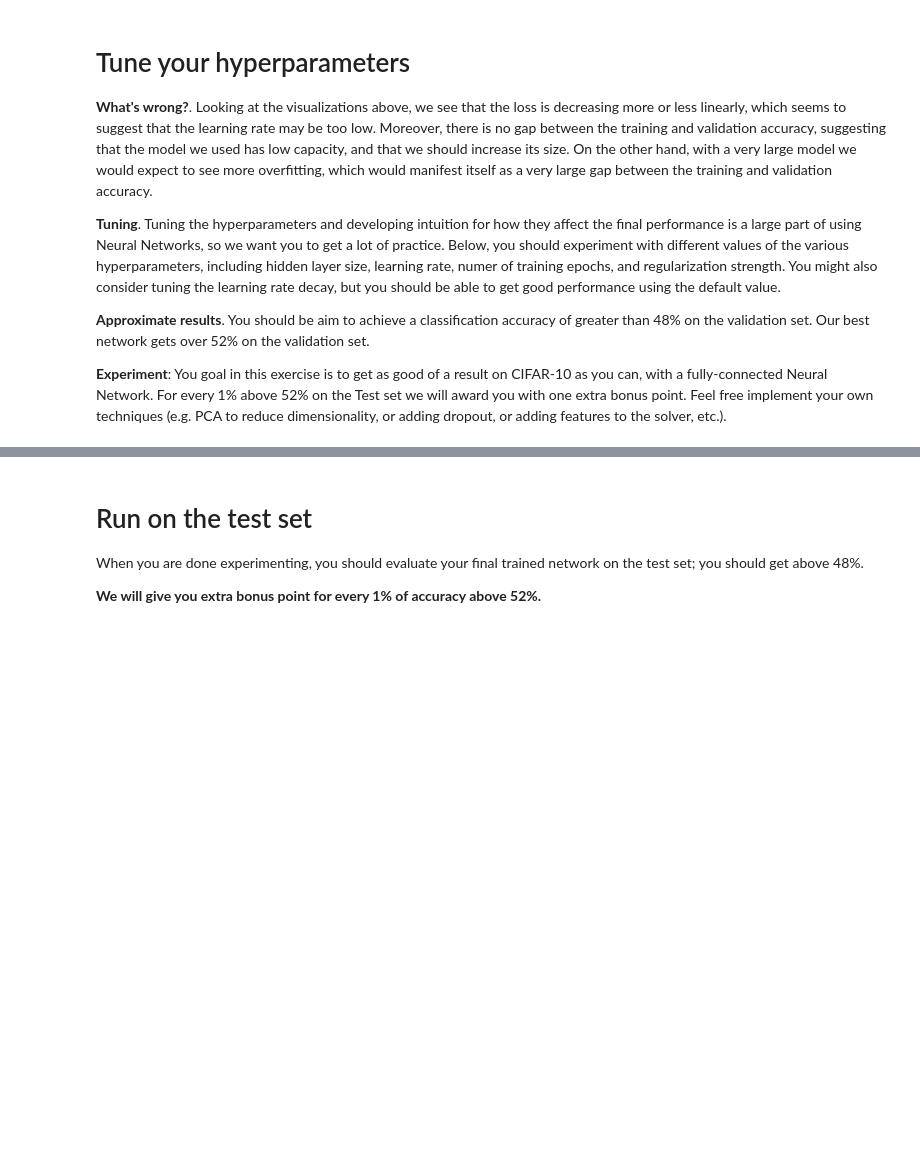
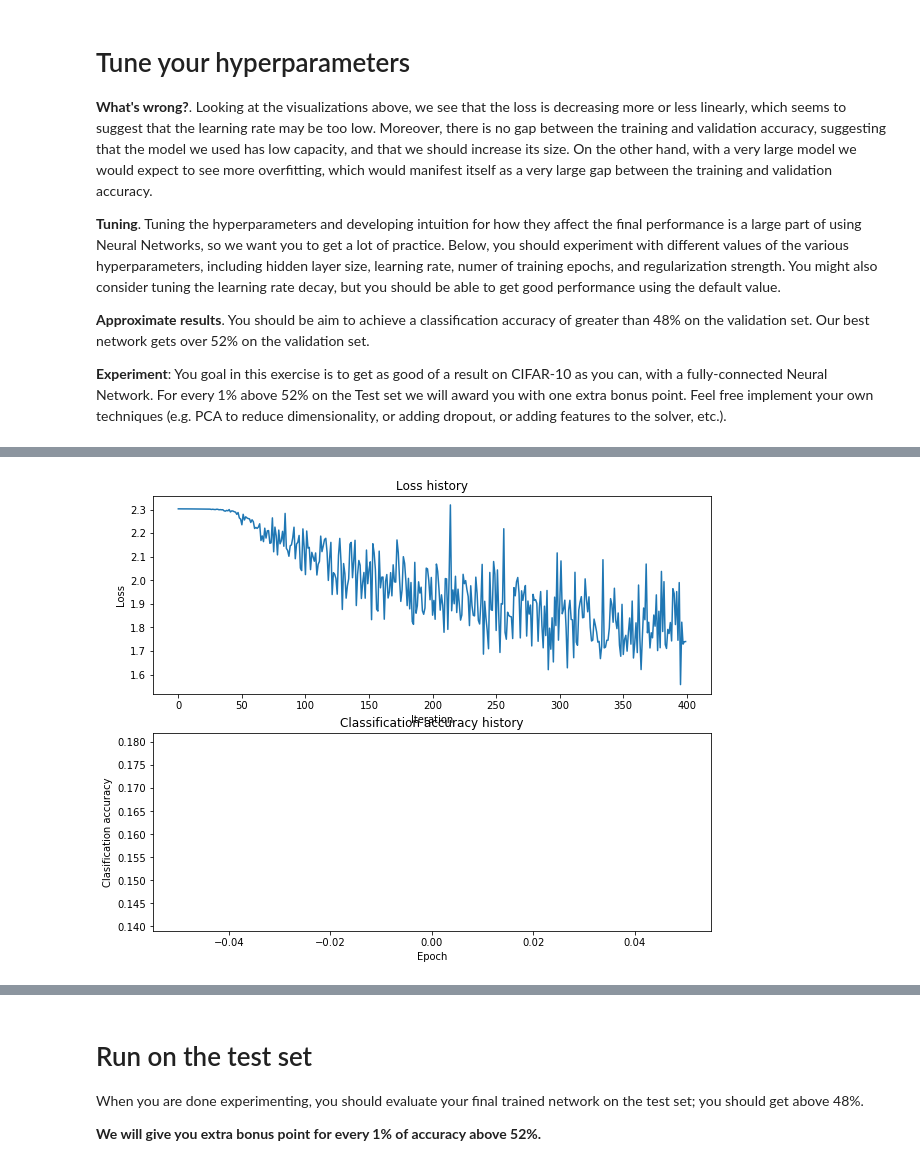
Before and after one commit to Freshield/LEARN_CS231N, a Jupyter notebook: assignment1/two_layer_net.ipynb, the cells around one changed output, grey strips where cells are left out. Drawn from its saved outputs; the diff is of its cells as text; code cells hidden in the pictures; blank space fills up the shorter version.

```diff
--- a/assignment1/two_layer_net.ipynb
+++ b/assignment1/two_layer_net.ipynb
@@ -292,7 +292,92 @@ best_net = None # store the best model into this
 # write code to sweep through possible combinations of hyperparameters          #
 # automatically like we did on the previous exercises.                          #
 #################################################################################
-pass
+hidden_size = [x * 50 for x in range(1, 10, 1)]
+learning_rate = [5e-5, 1e-4, 5e-4, 1e-3, 5e-3, 2e-3, 1e-2, 5e-2, 1e-1, 5e-1, 1]#
+training_epoch = [x * 200 for x in range(1, 10, 1)]
+regularization_strengths = [0.001, 0.002, 0.05, 0.07, 0.1, 0.2, 0.5, 1, 5, 10, 20]#
+batch_size_choice = [20, 50, 100, 150, 200, 350, 400, 500, 600, 700, 1000]#
+
+input_size = 32 * 32 * 3
+num_classes = 10
+learning_rate_decay=0.95
+
+best_val = -1
+best_stats = None
+best_hype = {}
+
+whole_time = len(hidden_size) * len(learning_rate) * len(training_epoch) * len(regularization_strengths) * len(batch_size_choice)
+
+for bat_size in batch_size_choice:
+    for reg_str in regularization_strengths:
+        for train_circle in training_epoch:
+            for lr_rate in learning_rate:
+                for hid_size in hidden_size:
+                    whole_time -= 1
+
+                    print
+                    print "now rest times is:", whole_time
+                    print "now hidden size is: ", hid_size
+                    print "now learning rate is: ", lr_rate
+                    print "now training epoch is:", train_circle
+                    print "now regualrization streagths is: ", reg_str
+                    print "now batch size is: ", bat_size
+
+                    net = TwoLayerNet(input_size, hid_size, num_classes)
+
+                    now_stats = net.train(X_train, y_train, X_val, y_val,
+            learning_rate=lr_rate, learning_rate_decay=0.95,
+            reg=reg_str, num_iters=train_circle,batch_size=bat_size, verbose=False)
+
+                    y_pred_val = net.predict(X_val)
+                    acc_val = np.mean(y_pred_val == y_val)
+
+                    if acc_val > best_val:
+                        best_val = acc_val
+                        best_stats = now_stats
+                        best_net = net
+                        best_hype = {
+                            'bat' : bat_size,
+                            'reg' : reg_str,
+                            'cir' : train_circle,
+                            'ler' : lr_rate,
+                            'hid' : hid_size,
+                        }
+
+                        print "=============================================="
+                        print "best accuray is:", best_val
+                        print "best hidden size is: ", best_hype['hid']
+                        print "best learning rate is: ", best_hype['ler']
+                        print "best training epoch is:", best_hype['cir']
+                        print "best regualrization streagths is: ", best_hype['reg']
+                        print "best batch size is: ", best_hype['bat']
+                        print "=============================================="
 #################################################################################
 #                               END OF YOUR CODE                                #
 #################################################################################
+
+print "=============================================="
+print "best accuray is:", best_val
+print "best hidden size is: ", best_hype['hid']
+print "best learning rate is: ", best_hype['ler']
+print "best training epoch is:", best_hype['cir']
+print "best regualrization streagths is: ", best_hype['reg']
+print "best batch size is: ", best_hype['bat']
+print "=============================================="
+print
+#自己加的(insert by myself)
+# Plot the loss function and train / validation accuracies
+plt.subplot(2, 1, 1)
+plt.plot(best_stats['loss_history'])
+plt.title('Loss history')
+plt.xlabel('Iteration')
+plt.ylabel('Loss')
+
+plt.subplot(2, 1, 2)
+plt.plot(best_stats['train_acc_history'], label='train')
+plt.plot(best_stats['val_acc_history'], label='val')
+plt.title('Classification accuracy history')
+plt.xlabel('Epoch')
+plt.ylabel('Clasification accuracy')
+plt.show()
+# %% [output]
@@ -299,3 +401,4 @@ pass
+[figure, added]
 # %%
 # visualize the weights of the best network
 show_net_weights(best_net)
```
Also changed, not shown: parts of 3 cells of this notebook, 1 other file.
